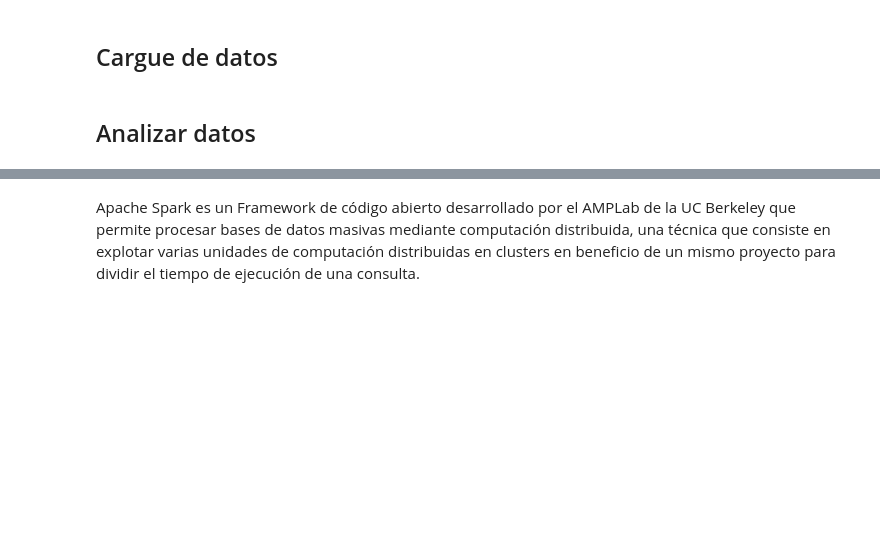
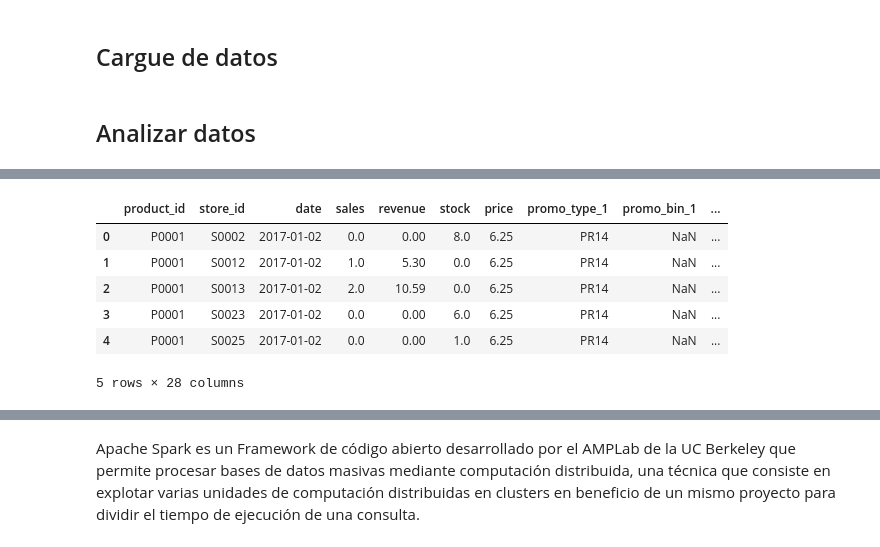
Before and after one commit to cramirez98/WorkshopSumz, a Jupyter notebook: workshop/Workshop 1.ipynb, the cells around one changed output, grey strips where cells are left out. Saved outputs shown, nothing was run; the diff lists cells and outputs as text; code cells hidden in the pictures; blank space fills up the shorter version.

```diff
--- a/workshop/Workshop 1.ipynb
+++ b/workshop/Workshop 1.ipynb
@@ -162,0 +181,2 @@ Las dos estructuras de datos principales dentro del paquete Pandas son:
+# %%
+df_store_cities = pd.read_csv(os.path.join(DATASETS_DIR, 'store_cities.csv'))
@@ -228,0 +379,36 @@ Las dos estructuras de datos principales dentro del paquete Pandas son:
+# %%
+df_analysis = (
+    df_sales
+    .astype({
+        'sales': np.float32,
+        'revenue': np.float32,
+        'stock': np.float32,
+        'price': np.float32,
+        'promo_discount_2': np.float16
+    })
+    .merge(
+        df_store_cities,
+        on='store_id',
+        how='left'
+    )
+    .merge(
+        df_product_hierarchy,
+        on='product_id',
+        how='left'
+    )
+)
+df_analysis['date'] = pd.to_datetime(df_analysis['date'], format='%Y-%m-%d')
+# %%
+df_analysis['sale_year'] = df_analysis['date'].dt.year
+df_analysis['sale_month'] = df_analysis['date'].dt.month
+df_analysis['sale_quarter'] = df_analysis['date'].dt.quarter
+# %%
+df_analysis.head(5)
+# %% [output]
+|  | product_id | store_id | date | sales | revenue | stock | price | promo_type_1 | promo_bin_1 | ... |
+| 0 | P0001 | S0002 | 2017-01-02 | 0.0 | 0.00 | 8.0 | 6.25 | PR14 | NaN | ... |
+| 1 | P0001 | S0012 | 2017-01-02 | 1.0 | 5.30 | 0.0 | 6.25 | PR14 | NaN | ... |
+| 2 | P0001 | S0013 | 2017-01-02 | 2.0 | 10.59 | 0.0 | 6.25 | PR14 | NaN | ... |
+| 3 | P0001 | S0023 | 2017-01-02 | 0.0 | 0.00 | 6.0 | 6.25 | PR14 | NaN | ... |
+| 4 | P0001 | S0025 | 2017-01-02 | 0.0 | 0.00 | 1.0 | 6.25 | PR14 | NaN | ... |
+5 rows × 28 columns
```
Also changed, not shown: parts of 63 cells of this notebook, 4 other files.
